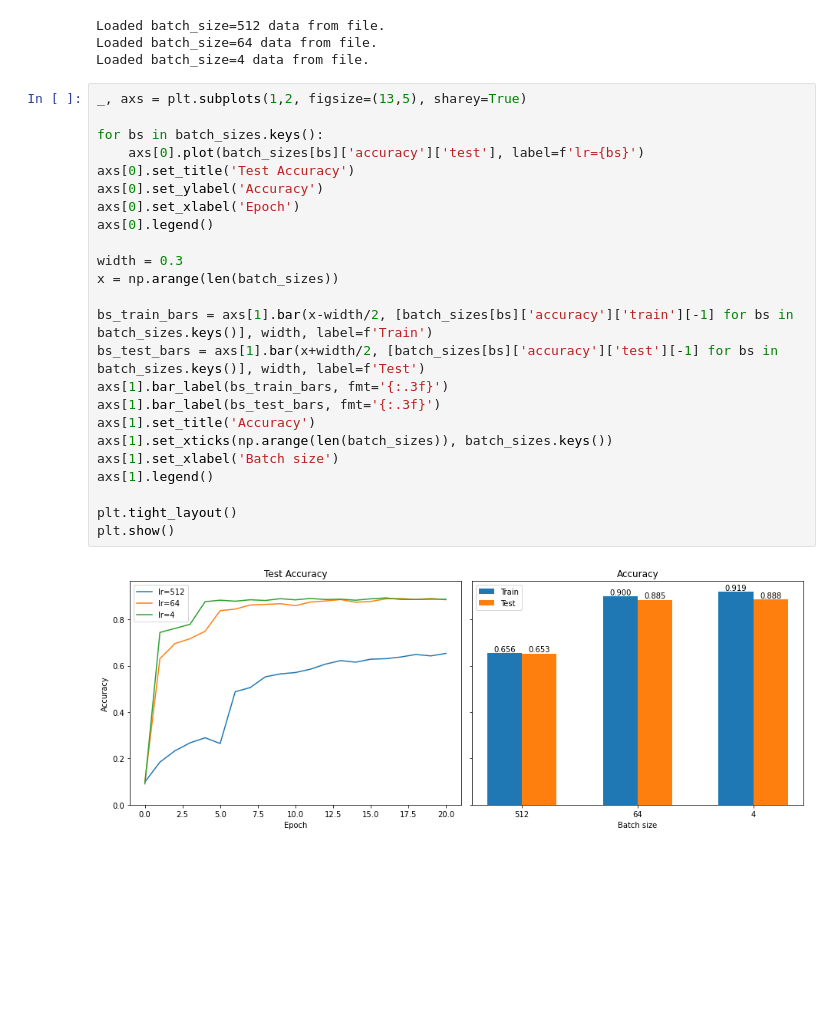
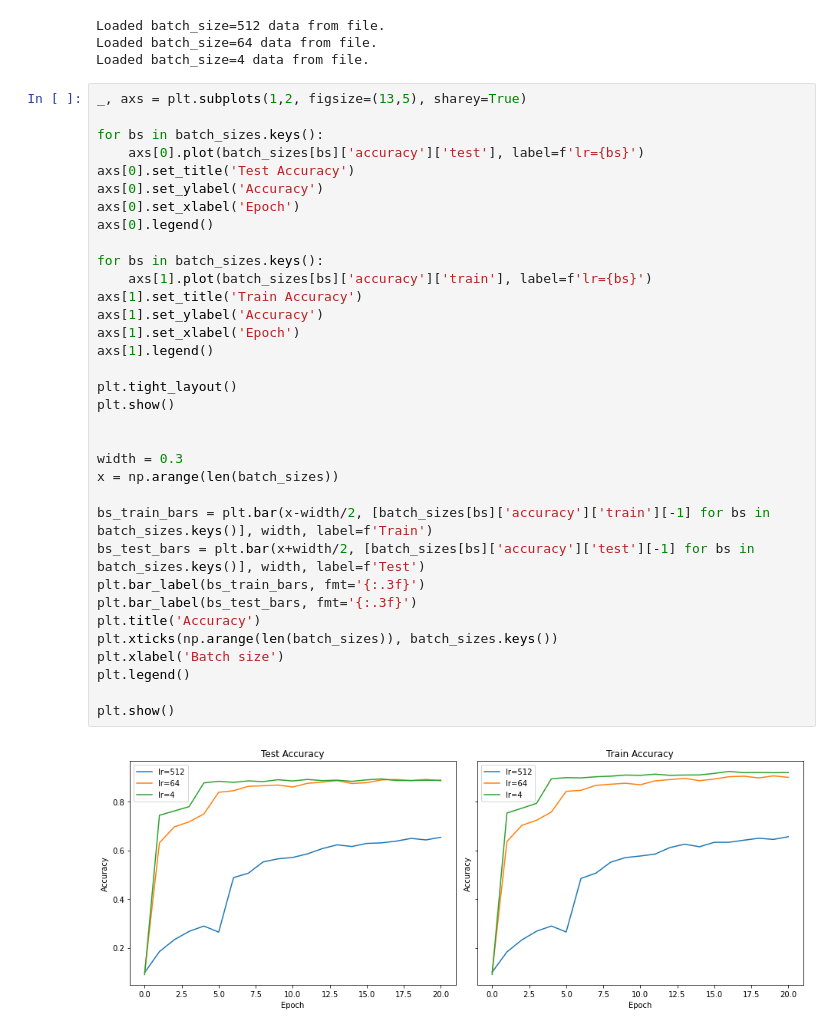
Before and after one commit to nyoma-diamond/L335_Exercise, a Jupyter notebook: classification.ipynb, the cells around one changed output. Cells and saved outputs as stored; diff of their text form; blank space fills up the shorter version.

```diff
--- a/classification.ipynb
+++ b/classification.ipynb
@@ -448,26 +459,36 @@ Loaded batch_size=4 data from file.
 # %%
 _, axs = plt.subplots(1,2, figsize=(13,5), sharey=True)
 
 for bs in batch_sizes.keys():
     axs[0].plot(batch_sizes[bs]['accuracy']['test'], label=f'lr={bs}')
 axs[0].set_title('Test Accuracy')
 axs[0].set_ylabel('Accuracy')
 axs[0].set_xlabel('Epoch')
 axs[0].legend()
 
-width = 0.3
-x = np.arange(len(batch_sizes))
-
-bs_train_bars = axs[1].bar(x-width/2, [batch_sizes[bs]['accuracy']['train'][-1] for bs in batch_sizes.keys()], width, label=f'Train')
-bs_test_bars = axs[1].bar(x+width/2, [batch_sizes[bs]['accuracy']['test'][-1] for bs in batch_sizes.keys()], width, label=f'Test')
-axs[1].bar_label(bs_train_bars, fmt='{:.3f}')
-axs[1].bar_label(bs_test_bars, fmt='{:.3f}')
-axs[1].set_title('Accuracy')
-axs[1].set_xticks(np.arange(len(batch_sizes)), batch_sizes.keys())
-axs[1].set_xlabel('Batch size')
+for bs in batch_sizes.keys():
+    axs[1].plot(batch_sizes[bs]['accuracy']['train'], label=f'lr={bs}')
+axs[1].set_title('Train Accuracy')
+axs[1].set_ylabel('Accuracy')
+axs[1].set_xlabel('Epoch')
 axs[1].legend()
 
 plt.tight_layout()
 plt.show()
+
+
+width = 0.3
+x = np.arange(len(batch_sizes))
+
+bs_train_bars = plt.bar(x-width/2, [batch_sizes[bs]['accuracy']['train'][-1] for bs in batch_sizes.keys()], width, label=f'Train')
+bs_test_bars = plt.bar(x+width/2, [batch_sizes[bs]['accuracy']['test'][-1] for bs in batch_sizes.keys()], width, label=f'Test')
+plt.bar_label(bs_train_bars, fmt='{:.3f}')
+plt.bar_label(bs_test_bars, fmt='{:.3f}')
+plt.title('Accuracy')
+plt.xticks(np.arange(len(batch_sizes)), batch_sizes.keys())
+plt.xlabel('Batch size')
+plt.legend()
+
+plt.show()
 # %% [output]
-[figure, old version]
+[figure, new version]
```
Also changed, not shown: parts of 5 cells of this notebook.
